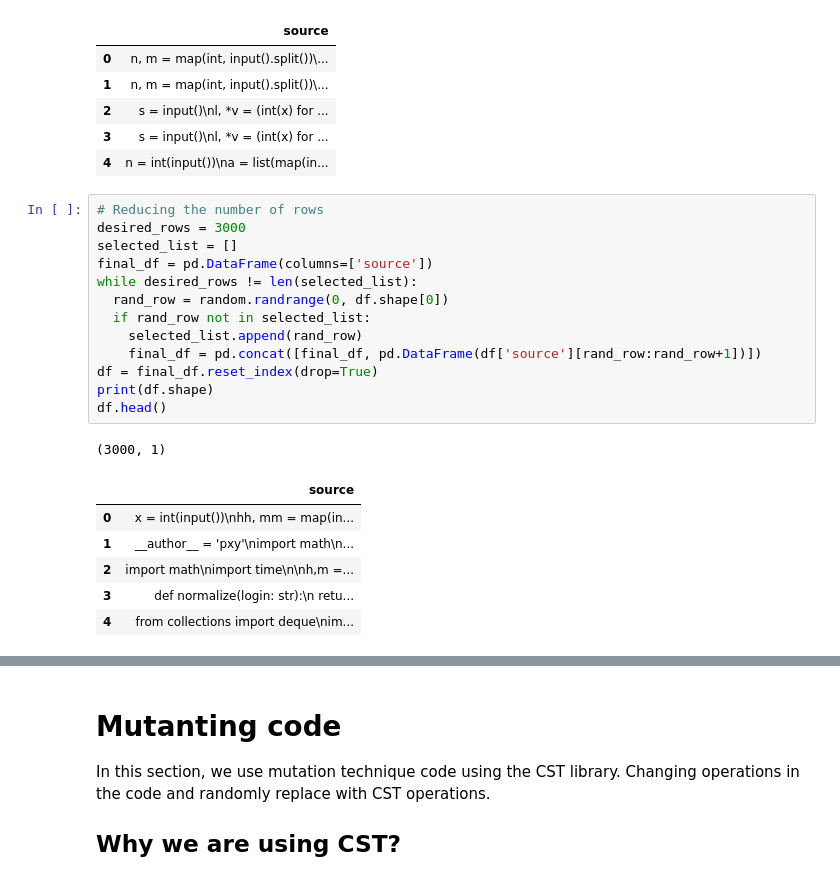
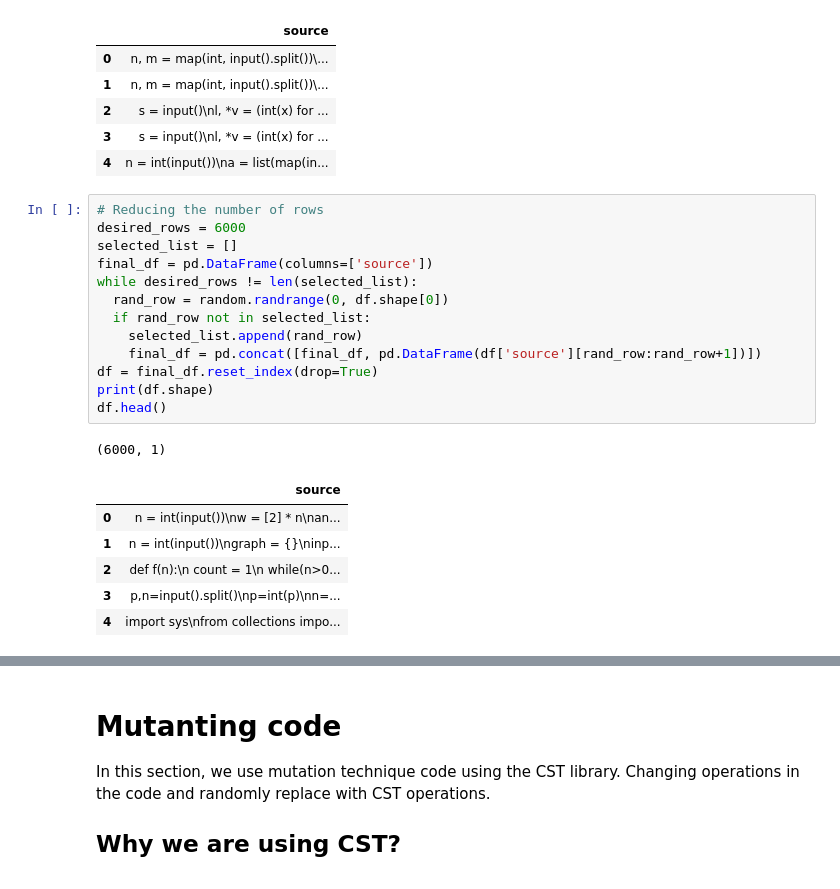
Before and after one commit to navidadkhah/Advanced-Bug-Detection-and-Fixing-Using-Fine-Tuned-LLM, a Jupyter notebook: Dataset/Create_dataset.ipynb, the cells around one changed output, grey strips where cells are left out. Cells and saved outputs as stored; diff of their text form.

```diff
--- a/Dataset/Create_dataset.ipynb
+++ b/Dataset/Create_dataset.ipynb
@@ -85,22 +85,22 @@ df.head()
 | 4 | n = int(input())\na = list(map(in... |
 # %%
 # Reducing the number of rows
-desired_rows = 3000
+desired_rows = 6000
 selected_list = []
 final_df = pd.DataFrame(columns=['source'])
 while desired_rows != len(selected_list):
   rand_row = random.randrange(0, df.shape[0])
   if rand_row not in selected_list:
     selected_list.append(rand_row)
     final_df = pd.concat([final_df, pd.DataFrame(df['source'][rand_row:rand_row+1])])
 df = final_df.reset_index(drop=True)
 print(df.shape)
 df.head()
 # %% [output]
-(3000, 1)
+(6000, 1)
 |  | source |
-| 0 | x = int(input())\nhh, mm = map(in... |
-| 1 | __author__ = 'pxy'\nimport math\n... |
-| 2 | import math\nimport time\n\nh,m =... |
-| 3 | def normalize(login: str):\n retu... |
-| 4 | from collections import deque\nim... |
+| 0 | n = int(input())\nw = [2] * n\nan... |
+| 1 | n = int(input())\ngraph = {}\ninp... |
+| 2 | def f(n):\n count = 1\n while(n>0... |
+| 3 | p,n=input().split()\np=int(p)\nn=... |
+| 4 | import sys\nfrom collections impo... |
```
Also changed, not shown: parts of 13 cells of this notebook.
